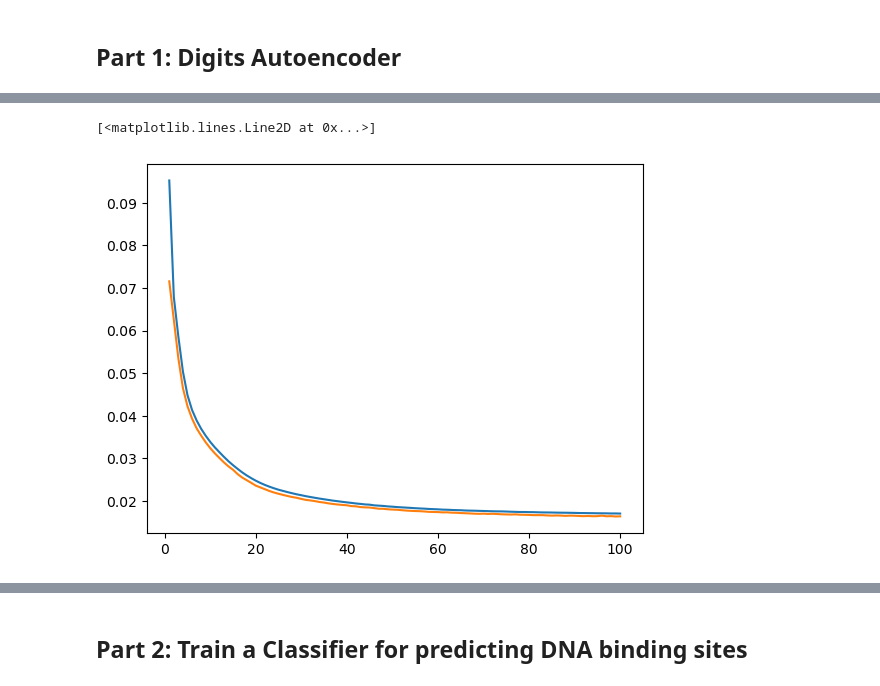
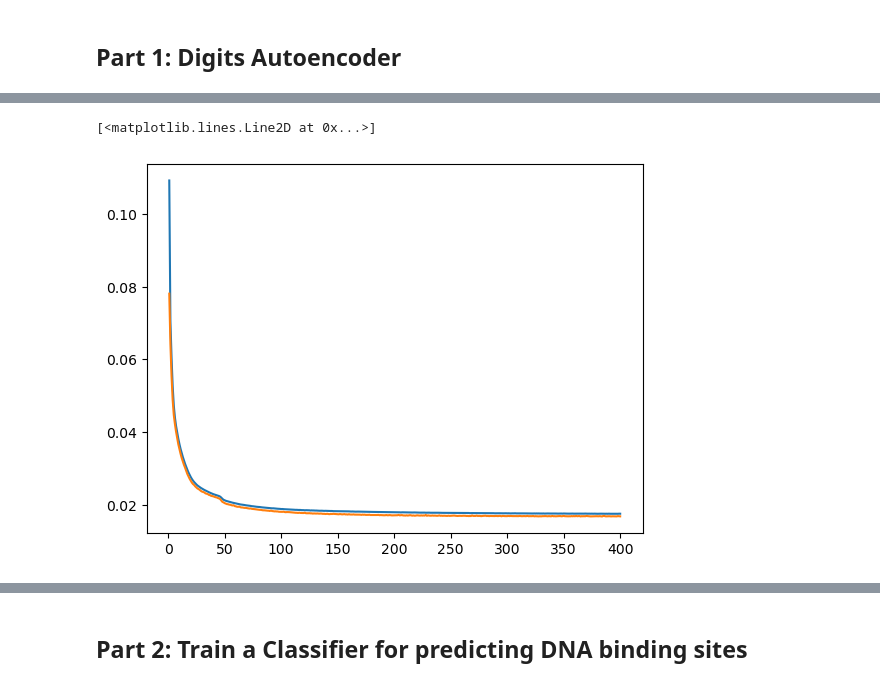
Before and after one commit to ashvinravi/final-nn, a Jupyter notebook: make_autoencoder.ipynb, the cells around one changed output, grey strips where cells are left out. Drawn from its saved outputs; the diff is of its cells as text; code cells hidden in the pictures.

```diff
--- a/make_autoencoder.ipynb
+++ b/make_autoencoder.ipynb
@@ -54,33 +40,33 @@ Explain why you chose the hyperparameter values you did.
 # Load the digits dataset
 digits = load_digits()
 
 # Normalize the data
 scaler = MinMaxScaler()
 X = scaler.fit_transform(digits.data)
 
 # Split the data into training and testing sets
 X_train, X_test, _, _ = train_test_split(X, X, test_size=0.2, random_state=42)
 
 # Define and train the autoencoder
 autoencoder = nn.NeuralNetwork(
     nn_arch=[{'input_dim': 64, 'output_dim': 16, 'activation': '_relu'},
              {'input_dim': 16, 'output_dim': 64, 'activation': '_relu'}],
     lr=0.01,
     seed=42,
-    batch_size=10,
-    epochs=100,
+    batch_size=32,
+    epochs=400,
     loss_function='_mean_squared_error'
 )
 
 per_epoch_loss_train, per_epoch_loss_validation = autoencoder.fit(X_train, X_train, X_test, X_test)
 
 loss_df = pd.DataFrame(per_epoch_loss_train)
 loss_df = loss_df.rename({0: 'loss_train'}, axis='columns')
 loss_df['loss_validation'] = per_epoch_loss_validation
 loss_df['epochs'] = loss_df.index + 1
 
 plot(loss_df['epochs'], loss_df['loss_train'])
 plot(loss_df['epochs'], loss_df['loss_validation'])
 # %% [output]
 [<matplotlib.lines.Line2D at 0x...>]
-[figure, old version]
+[figure, new version]
```
Also changed, not shown: parts of 9 cells of this notebook.
